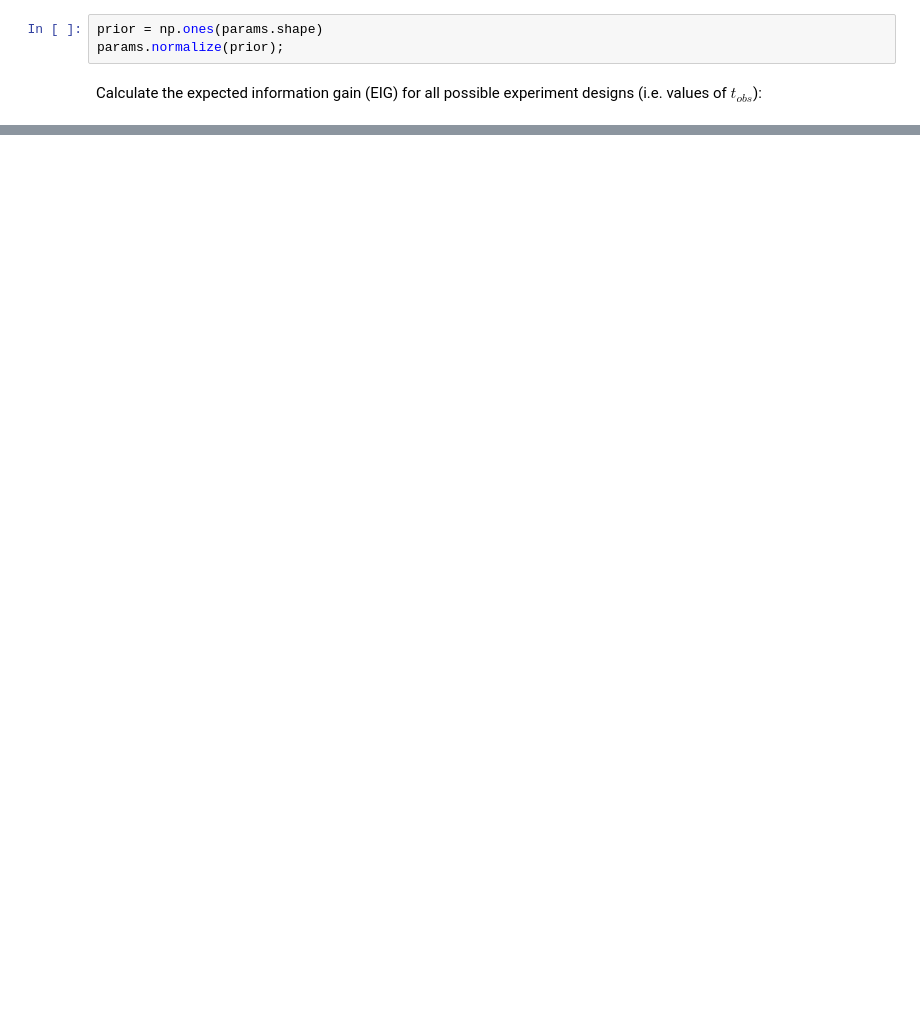
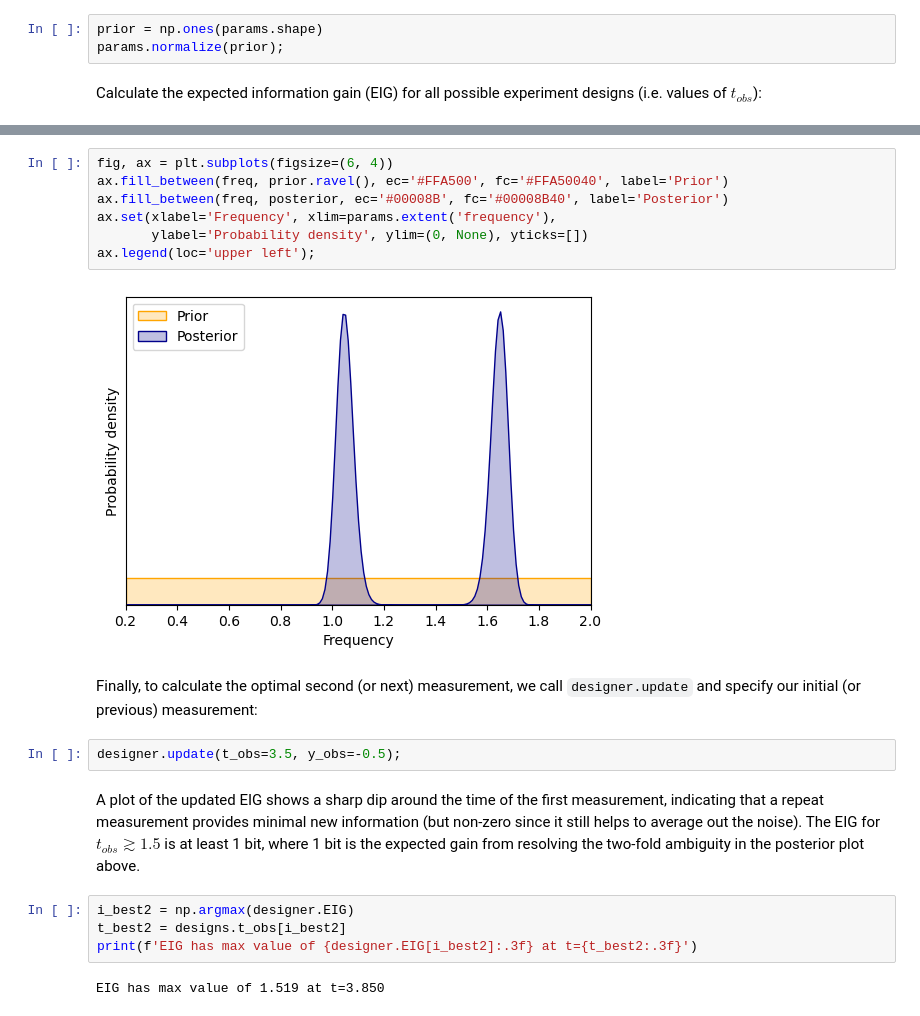
Before and after one commit to dkirkby/bayesdesign, a Jupyter notebook: examples/SineWave.ipynb, the cells around one changed output, grey strips where cells are left out. Saved outputs shown, nothing was run; the diff lists cells and outputs as text; blank space fills up the shorter version.

```diff
--- a/examples/SineWave.ipynb
+++ b/examples/SineWave.ipynb
@@ -82,0 +119,21 @@ ax.grid();
+# %%
+fig, ax = plt.subplots(figsize=(6, 4))
+ax.fill_between(freq, prior.ravel(), ec='#FFA500', fc='#FFA50040', label='Prior')
+ax.fill_between(freq, posterior, ec='#00008B', fc='#00008B40', label='Posterior')
+ax.set(xlabel='Frequency', xlim=params.extent('frequency'),
+       ylabel='Probability density', ylim=(0, None), yticks=[])
+ax.legend(loc='upper left');
+# %% [output]
+[figure, added]
+# %% [markdown]
+Finally, to calculate the optimal second (or next) measurement, we call `designer.update` and specify our initial (or previous) measurement:
+# %%
+designer.update(t_obs=3.5, y_obs=-0.5);
+# %% [markdown]
+A plot of the updated EIG shows a sharp dip around the time of the first measurement, indicating that a repeat measurement provides minimal new information (but non-zero since it still helps to average out the noise). The EIG for $t_{obs} \gtrsim 1.5$ is at least 1 bit, where 1 bit is the expected gain from resolving the two-fold ambiguity in the posterior plot above.
+# %%
+i_best2 = np.argmax(designer.EIG)
+t_best2 = designs.t_obs[i_best2]
+print(f'EIG has max value of {designer.EIG[i_best2]:.3f} at t={t_best2:.3f}')
+# %% [output]
+EIG has max value of 1.519 at t=3.850
```
Also changed, not shown: parts of 13 cells of this notebook, 1 other file.
